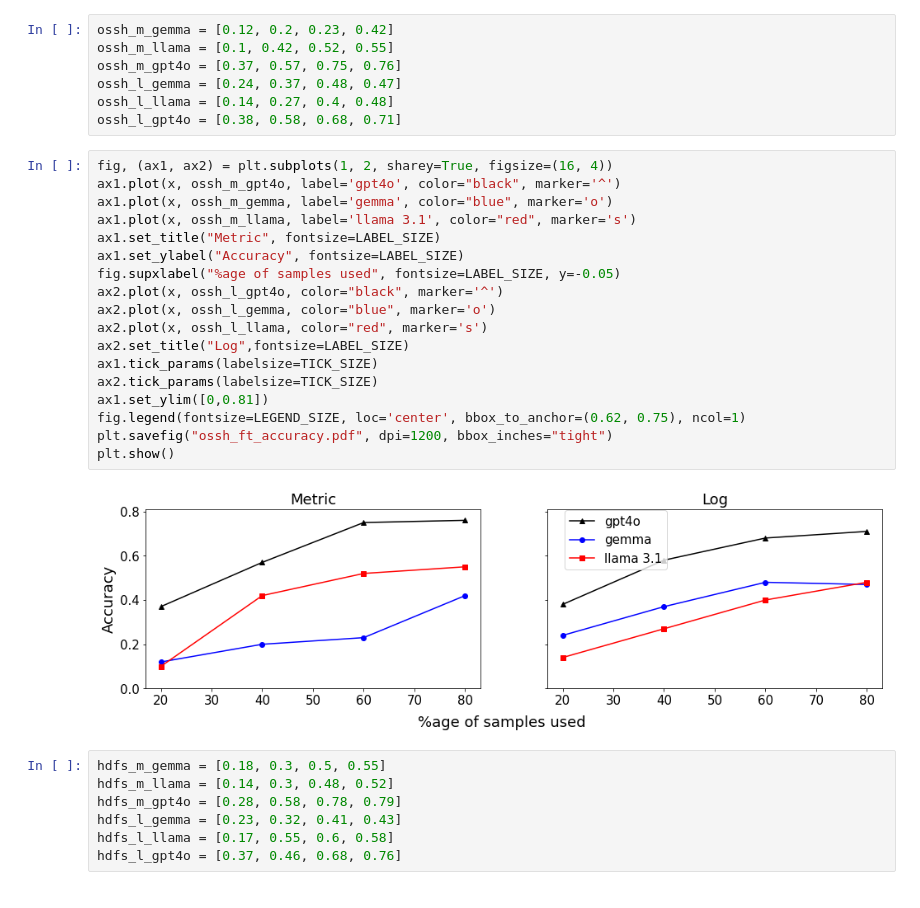
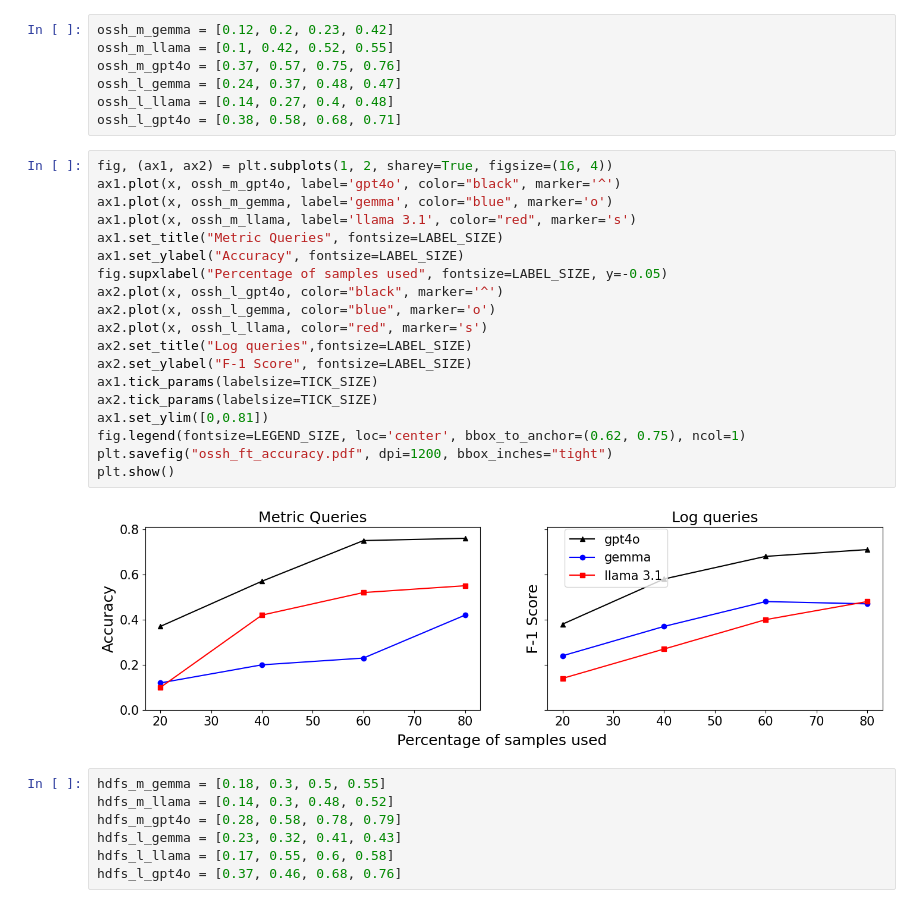
Before and after one commit to nl2logql/LogQLLM, a Jupyter notebook: results/NL_LogQL.ipynb, the cells around one changed output. Drawn from its saved outputs; the diff is of its cells as text.

```diff
--- a/results/NL_LogQL.ipynb
+++ b/results/NL_LogQL.ipynb
@@ -48,23 +51,24 @@ ossh_l_gpt4o = [0.38, 0.58, 0.68, 0.71]
 # %%
 fig, (ax1, ax2) = plt.subplots(1, 2, sharey=True, figsize=(16, 4))
 ax1.plot(x, ossh_m_gpt4o, label='gpt4o', color="black", marker='^')
 ax1.plot(x, ossh_m_gemma, label='gemma', color="blue", marker='o')
 ax1.plot(x, ossh_m_llama, label='llama 3.1', color="red", marker='s')
-ax1.set_title("Metric", fontsize=LABEL_SIZE)
+ax1.set_title("Metric Queries", fontsize=LABEL_SIZE)
 ax1.set_ylabel("Accuracy", fontsize=LABEL_SIZE)
-fig.supxlabel("%age of samples used", fontsize=LABEL_SIZE, y=-0.05)
+fig.supxlabel("Percentage of samples used", fontsize=LABEL_SIZE, y=-0.05)
 ax2.plot(x, ossh_l_gpt4o, color="black", marker='^')
 ax2.plot(x, ossh_l_gemma, color="blue", marker='o')
 ax2.plot(x, ossh_l_llama, color="red", marker='s')
-ax2.set_title("Log",fontsize=LABEL_SIZE)
+ax2.set_title("Log queries",fontsize=LABEL_SIZE)
+ax2.set_ylabel("F-1 Score", fontsize=LABEL_SIZE)
 ax1.tick_params(labelsize=TICK_SIZE)
 ax2.tick_params(labelsize=TICK_SIZE)
 ax1.set_ylim([0,0.81])
 fig.legend(fontsize=LEGEND_SIZE, loc='center', bbox_to_anchor=(0.62, 0.75), ncol=1)
 plt.savefig("ossh_ft_accuracy.pdf", dpi=1200, bbox_inches="tight")
 plt.show()
 # %% [output]
-[figure, old version]
+[figure, new version]
 # %%
 hdfs_m_gemma = [0.18, 0.3, 0.5, 0.55]
 hdfs_m_llama = [0.14, 0.3, 0.48, 0.52]
```
Also changed, not shown: parts of 3 cells of this notebook.
